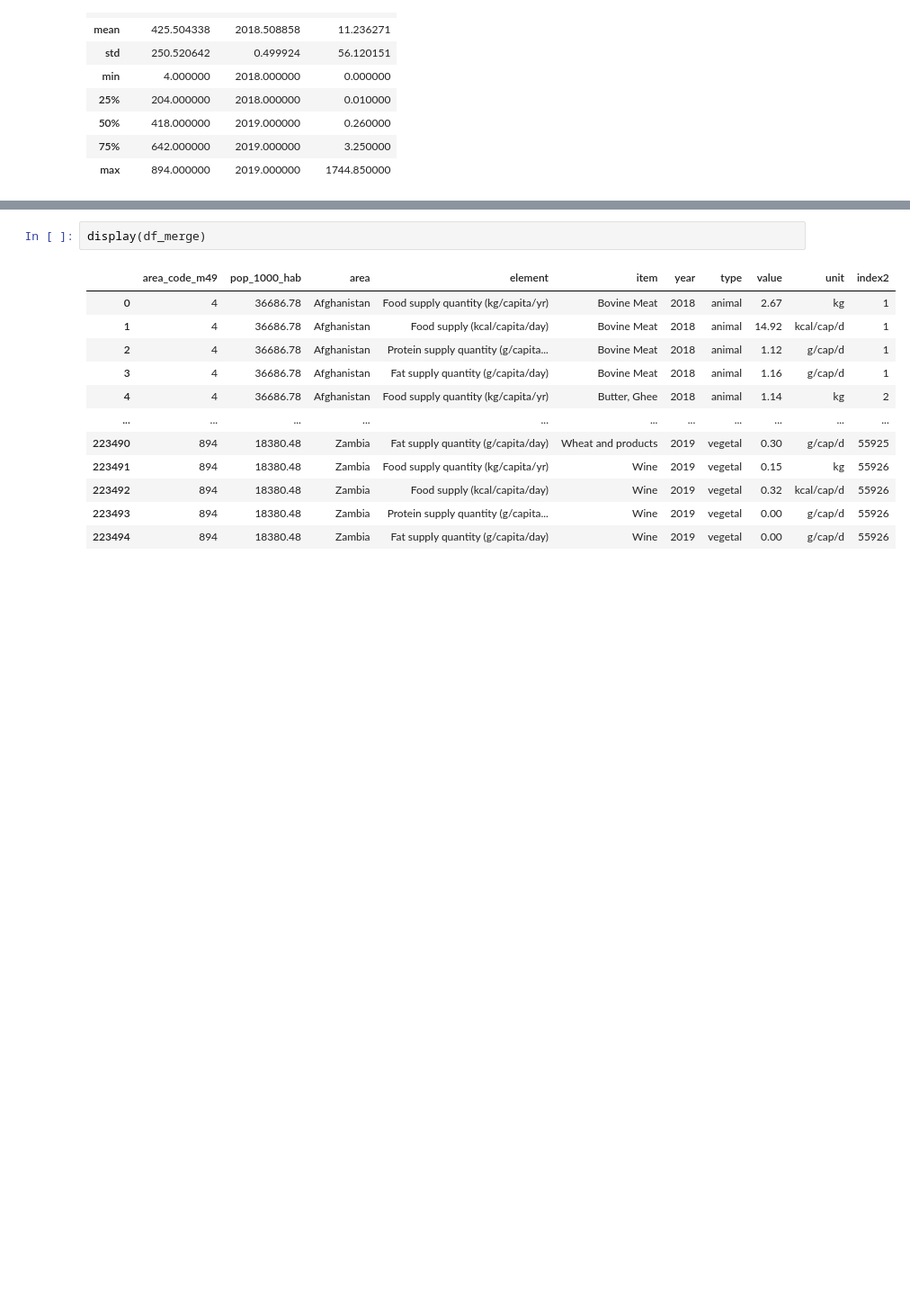
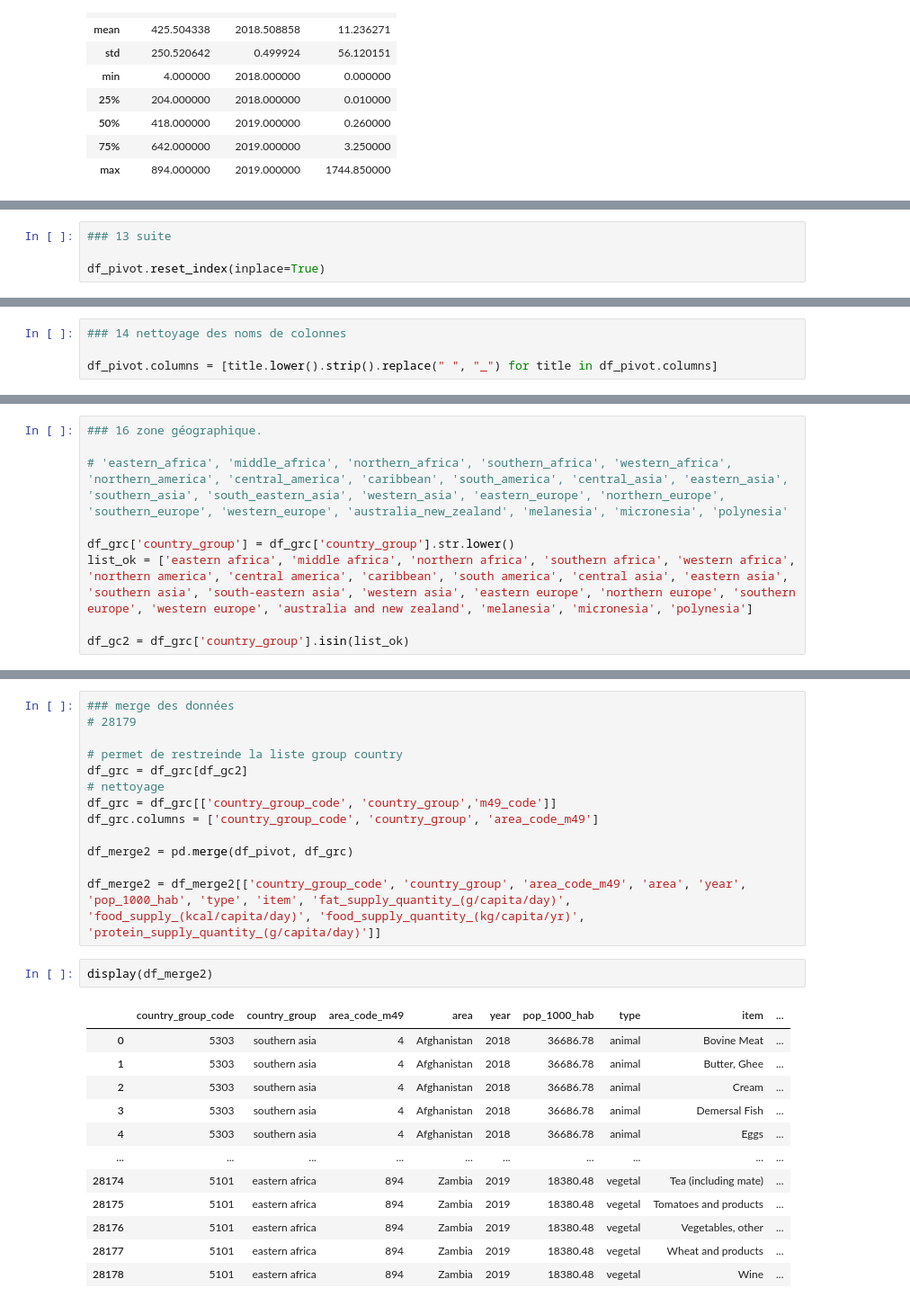
Before and after one commit to Hamza-Benhammou/brief_data_CCH, a Jupyter notebook: chris_test.ipynb, the cells around one changed output, grey strips where cells are left out. Shown at 90% size. Saved outputs shown, nothing was run; the diff lists cells and outputs as text; blank space fills up the shorter version.

```diff
--- a/chris_test.ipynb
+++ b/chris_test.ipynb
@@ -311,0 +367,4 @@ df_merge['index2'] = condition.cumsum()
+# %%
+### 13 suite
+
+df_pivot.reset_index(inplace=True)
@@ -311,0 +398,4 @@ df_merge['index2'] = condition.cumsum()
+# %%
+### 14 nettoyage des noms de colonnes
+
+df_pivot.columns = [title.lower().strip().replace(" ", "_") for title in df_pivot.columns]
@@ -311,0 +424,9 @@ df_merge['index2'] = condition.cumsum()
+# %%
+### 16 zone géographique.
+
+# 'eastern_africa', 'middle_africa', 'northern_africa', 'southern_africa', 'western_africa', 'northern_america', 'central_america', 'caribbean', 'south_america', 'central_asia', 'eastern_asia', 'southern_asia', 'south_eastern_asia', 'western_asia', 'eastern_europe', 'northern_europe', 'southern_europe', 'western_europe', 'australia_new_zealand', 'melanesia', 'micronesia', 'polynesia'
+
+df_grc['country_group'] = df_grc['country_group'].str.lower()
+list_ok = ['eastern africa', 'middle africa', 'northern africa', 'southern africa', 'western africa', 'northern america', 'central america', 'caribbean', 'south america', 'central asia', 'eastern asia', 'southern asia', 'south-eastern asia', 'western asia', 'eastern europe', 'northern europe', 'southern europe', 'western europe', 'australia and new zealand', 'melanesia', 'micronesia', 'polynesia']
+
+df_gc2 = df_grc['country_group'].isin(list_ok)
@@ -312,15 +497,28 @@ df_merge['index2'] = condition.cumsum()
+# %%
+### merge des données
+# 28179
+
+# permet de restreinde la liste group country
+df_grc = df_grc[df_gc2]
+# nettoyage
+df_grc = df_grc[['country_group_code', 'country_group','m49_code']]
+df_grc.columns = ['country_group_code', 'country_group', 'area_code_m49']
+
+df_merge2 = pd.merge(df_pivot, df_grc)
+
+df_merge2 = df_merge2[['country_group_code', 'country_group', 'area_code_m49', 'area', 'year', 'pop_1000_hab', 'type', 'item', 'fat_supply_quantity_(g/capita/day)', 'food_supply_(kcal/capita/day)', 'food_supply_quantity_(kg/capita/yr)', 'protein_supply_quantity_(g/capita/day)']]
 # %%
-display(df_merge)
+display(df_merge2)
 # %% [output]
-|  | area_code_m49 | pop_1000_hab | area | element | item | year | type | value | unit | index2 |
-| 0 | 4 | 36686.78 | Afghanistan | Food supply quantity (kg/capita/yr) | Bovine Meat | 2018 | animal | 2.67 | kg | 1 |
-| 1 | 4 | 36686.78 | Afghanistan | Food supply (kcal/capita/day) | Bovine Meat | 2018 | animal | 14.92 | kcal/cap/d | 1 |
-| 2 | 4 | 36686.78 | Afghanistan | Protein supply quantity (g/capita... | Bovine Meat | 2018 | animal | 1.12 | g/cap/d | 1 |
-| 3 | 4 | 36686.78 | Afghanistan | Fat supply quantity (g/capita/day) | Bovine Meat | 2018 | animal | 1.16 | g/cap/d | 1 |
-| 4 | 4 | 36686.78 | Afghanistan | Food supply quantity (kg/capita/yr) | Butter, Ghee | 2018 | animal | 1.14 | kg | 2 |
-| ... | ... | ... | ... | ... | ... | ... | ... | ... | ... | ... |
-| 223490 | 894 | 18380.48 | Zambia | Fat supply quantity (g/capita/day) | Wheat and products | 2019 | vegetal | 0.30 | g/cap/d | 55925 |
-| 223491 | 894 | 18380.48 | Zambia | Food supply quantity (kg/capita/yr) | Wine | 2019 | vegetal | 0.15 | kg | 55926 |
-| 223492 | 894 | 18380.48 | Zambia | Food supply (kcal/capita/day) | Wine | 2019 | vegetal | 0.32 | kcal/cap/d | 55926 |
-| 223493 | 894 | 18380.48 | Zambia | Protein supply quantity (g/capita... | Wine | 2019 | vegetal | 0.00 | g/cap/d | 55926 |
-| 223494 | 894 | 18380.48 | Zambia | Fat supply quantity (g/capita/day) | Wine | 2019 | vegetal | 0.00 | g/cap/d | 55926 |
+|  | country_group_code | country_group | area_code_m49 | area | year | pop_1000_hab | type | item | ... |
+| 0 | 5303 | southern asia | 4 | Afghanistan | 2018 | 36686.78 | animal | Bovine Meat | ... |
+| 1 | 5303 | southern asia | 4 | Afghanistan | 2018 | 36686.78 | animal | Butter, Ghee | ... |
+| 2 | 5303 | southern asia | 4 | Afghanistan | 2018 | 36686.78 | animal | Cream | ... |
+| 3 | 5303 | southern asia | 4 | Afghanistan | 2018 | 36686.78 | animal | Demersal Fish | ... |
+| 4 | 5303 | southern asia | 4 | Afghanistan | 2018 | 36686.78 | animal | Eggs | ... |
+| ... | ... | ... | ... | ... | ... | ... | ... | ... | ... |
+| 28174 | 5101 | eastern africa | 894 | Zambia | 2019 | 18380.48 | vegetal | Tea (including mate) | ... |
+| 28175 | 5101 | eastern africa | 894 | Zambia | 2019 | 18380.48 | vegetal | Tomatoes and products | ... |
+| 28176 | 5101 | eastern africa | 894 | Zambia | 2019 | 18380.48 | vegetal | Vegetables, other | ... |
+| 28177 | 5101 | eastern africa | 894 | Zambia | 2019 | 18380.48 | vegetal | Wheat and products | ... |
+| 28178 | 5101 | eastern africa | 894 | Zambia | 2019 | 18380.48 | vegetal | Wine | ... |
```
Also changed, not shown: parts of 36 cells of this notebook, 1 other file.
